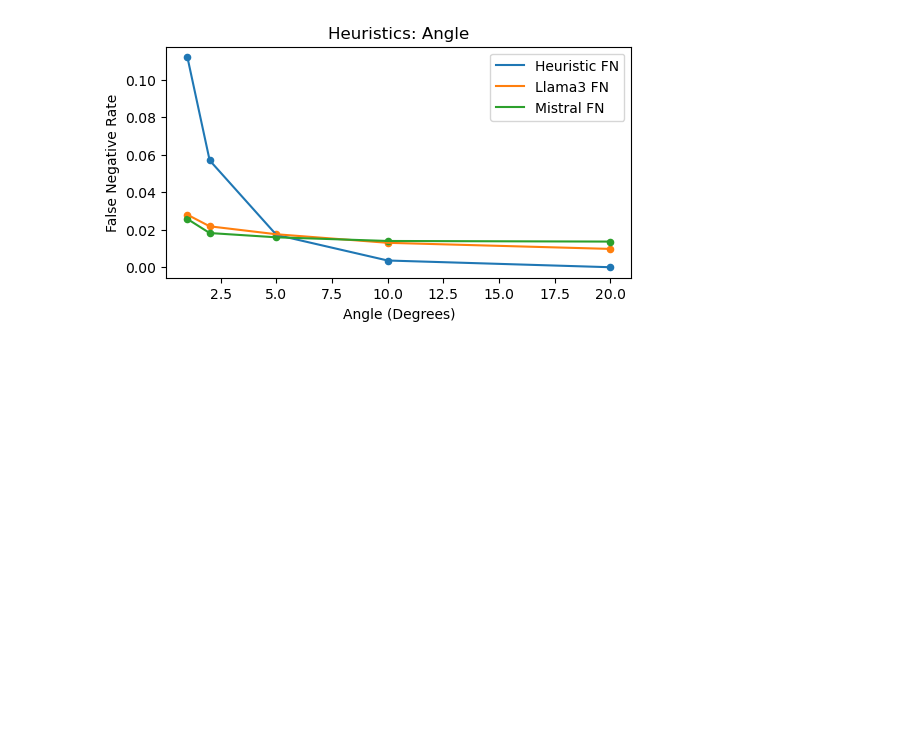
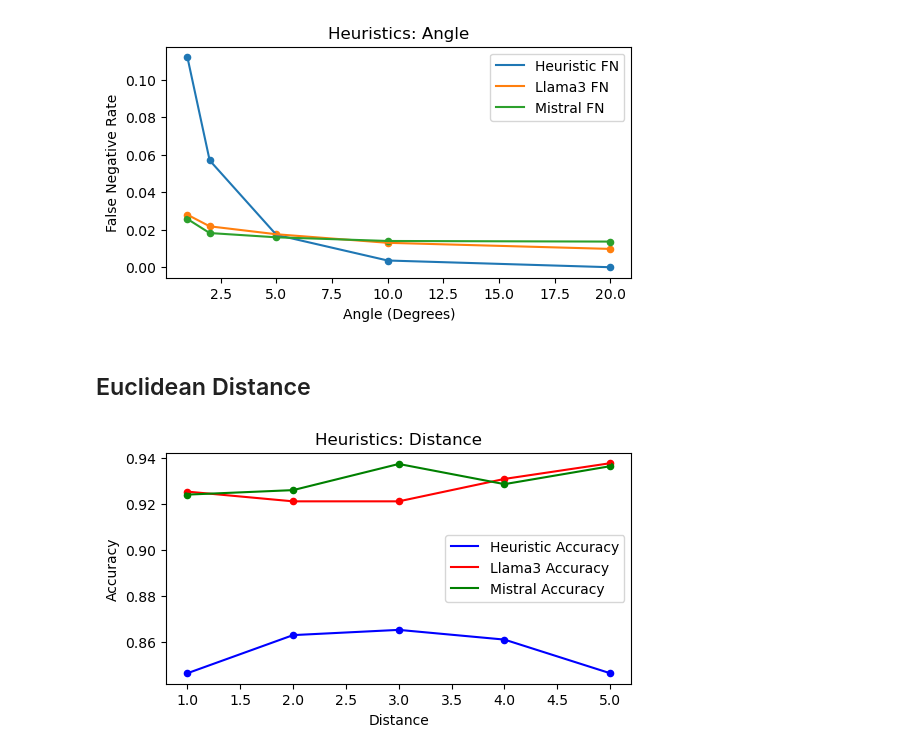
Before and after one commit to BeanHam/2024-spatial-data-integration, a Jupyter notebook: inference_results/inference_results.ipynb, the cells around one changed output. Saved outputs shown, nothing was run; the diff lists cells and outputs as text; code cells hidden in the pictures; blank space fills up the shorter version.

Commit message:
added distance results

```diff
--- a/inference_results/inference_results.ipynb
+++ b/inference_results/inference_results.ipynb
@@ -11,15 +11,3 @@ test=ds['test']
 test_gt=np.array(ds['test']['label'])
 # %% [markdown]
 ## Angle Degrees
-# %%
-degrees=[1,2,5,10,20]
-positive=train.filter(lambda x: x['label']==1)
-negative=train.filter(lambda x: x['label']==0)
-
-for d in degrees:
-    positive_metric=positive.filter(lambda x: x['min_angle']<=d)
-    negative_metric=negative.filter(lambda x: x['min_angle']>d)
-    print('----------------------------------------')
-    print(f'Degree: {d}...')
-    print(f'Positive Proportion: {len(positive_metric)/len(positive)}')
-    print(f'Negative Proportion: {len(negative_metric)/len(negative)}')
@@ -57,8 +24,8 @@ mistral_fp=[]
 mistral_fn=[]
 for d in degrees:
     heuristis_pred=np.array(test['min_angle'])<=d
-    llama_pred=np.load(f'llama3_degree_{d}.npy')
-    mistral_pred=np.load(f'mistral_degree_{d}.npy')
+    llama_pred=np.load(f'degree/llama3_degree_{d}.npy')
+    mistral_pred=np.load(f'degree/mistral_degree_{d}.npy')
     llama_pred=np.array([int(i.replace('<|eot_id|>', '').split('Label:')[1].strip()) for i in llama_pred])
     mistral_pred=np.array([int(i.replace('</s>', '').split('Label:')[1].strip()) for i in mistral_pred])
 
@@ -126,3 +90,5 @@ plt.legend()
 pass
 # %% [output]
 [figure]
+# %% [markdown]
+## Euclidean Distance
@@ -128,0 +129,15 @@ pass
+# %%
+plt.figure(figsize=(6,3))
+plt.plot(distances,heuristic_accuracy,label='Heuristic Accuracy',color='blue')
+plt.plot(distances,llama_accuracy,label='Llama3 Accuracy',color='red')
+plt.plot(distances,mistral_accuracy,label='Mistral Accuracy',color='green')
+plt.scatter(distances, heuristic_accuracy,s=20,color='blue')
+plt.scatter(distances, llama_accuracy,s=20,color='red')
+plt.scatter(distances, mistral_accuracy,s=20,color='green')
+plt.title('Heuristics: Distance')
+plt.ylabel('Accuracy')
+plt.xlabel('Distance')
+plt.legend()
+pass
+# %% [output]
+[figure, added]
```
Also changed, not shown: parts of 5 cells of this notebook.
